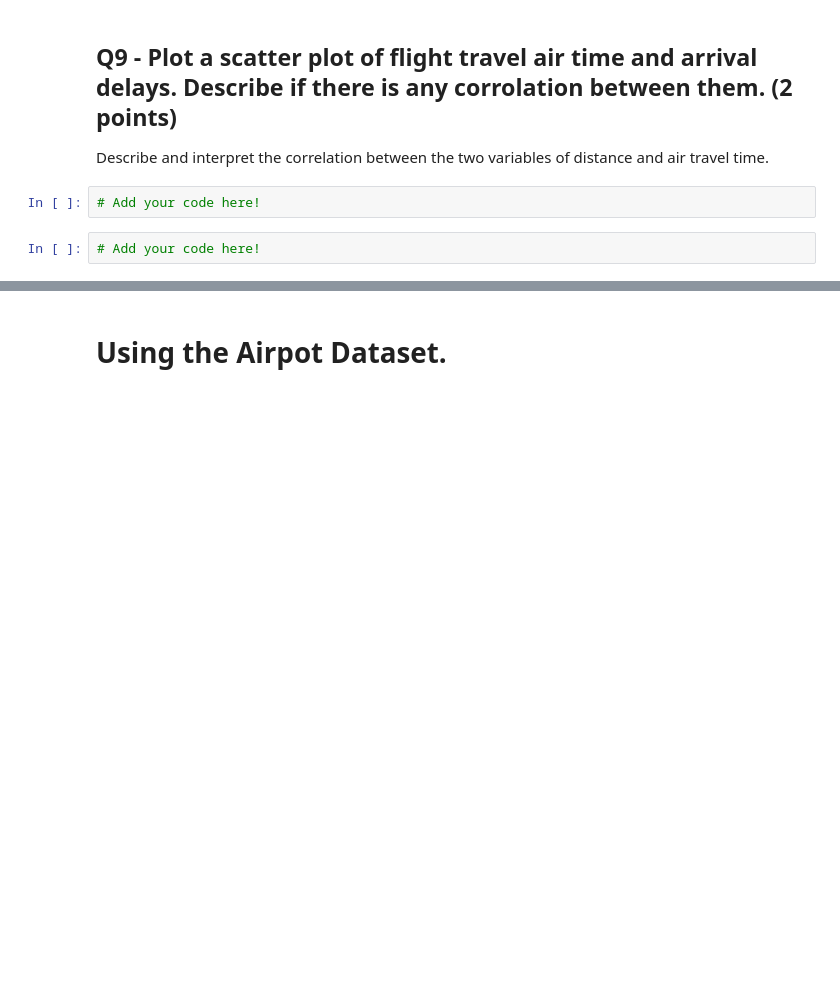
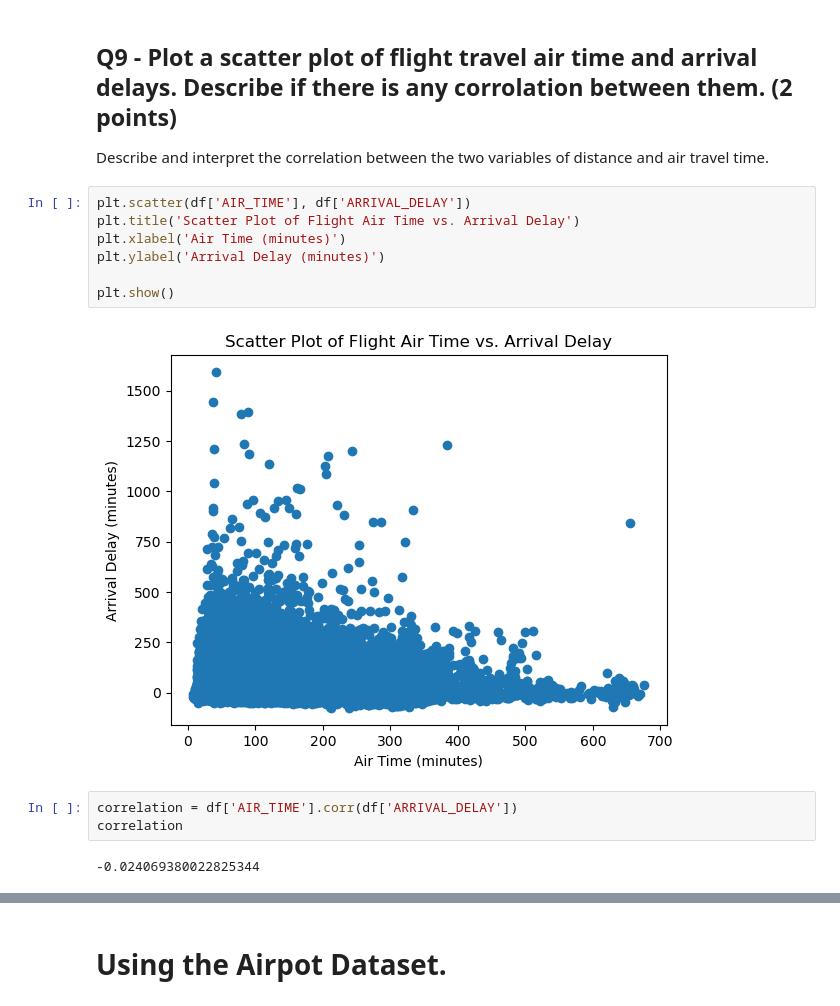
Before and after one commit to tylersmed/data-analytics, a Jupyter notebook: hw/hw1/329e_HW01_Spring24.ipynb, the cells around one changed output, grey strips where cells are left out. Drawn from its saved outputs; the diff is of its cells as text; blank space fills up the shorter version.

```diff
--- a/hw/hw1/329e_HW01_Spring24.ipynb
+++ b/hw/hw1/329e_HW01_Spring24.ipynb
@@ -150,6 +171,16 @@ num_cancelled = aus_flights[aus_flights["CANCELLED"] == 1].shape[0]
 
 Describe and interpret the correlation between the two variables of distance and air travel time.
 # %%
-# Add your code here!
+plt.scatter(df['AIR_TIME'], df['ARRIVAL_DELAY'])
+plt.title('Scatter Plot of Flight Air Time vs. Arrival Delay')
+plt.xlabel('Air Time (minutes)')
+plt.ylabel('Arrival Delay (minutes)')
+
+plt.show()
+# %% [output]
+[figure, added]
 # %%
-# Add your code here!
+correlation = df['AIR_TIME'].corr(df['ARRIVAL_DELAY'])
+correlation
+# %% [output]
+-0.024069380022825344
```
Also changed, not shown: parts of 6 cells of this notebook.
